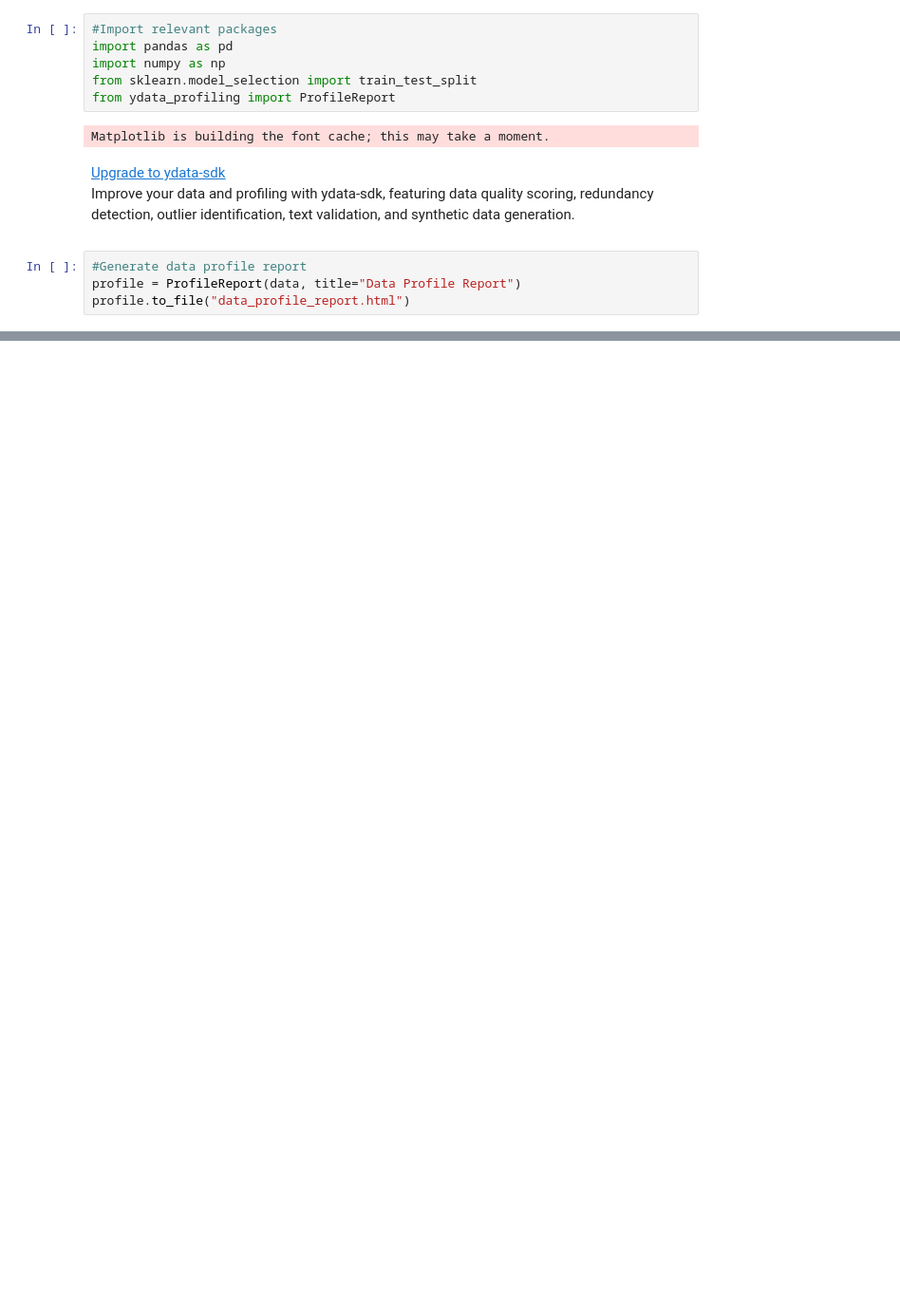
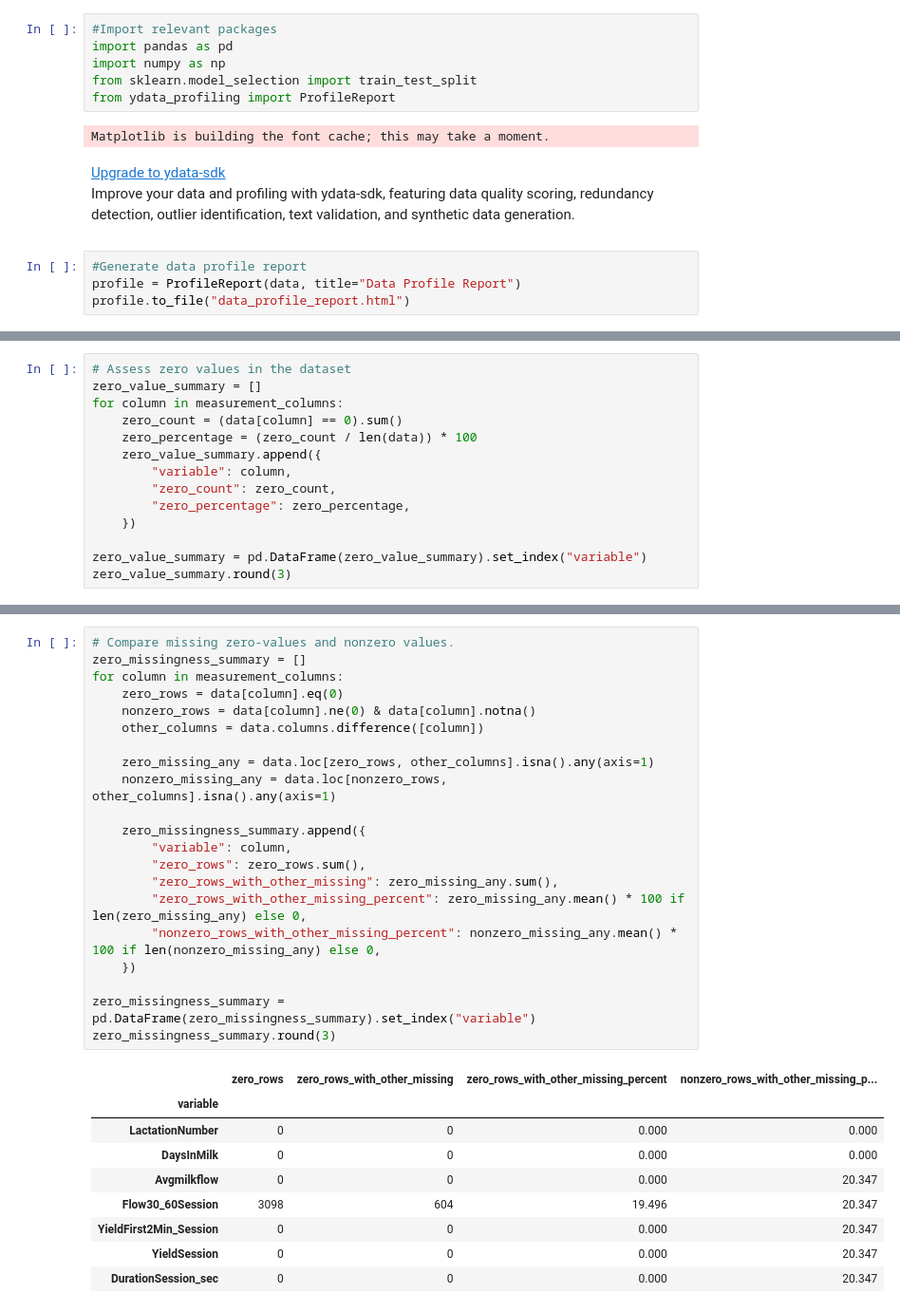
Before and after one commit to KatrinaPayton1/project1-ansci-4040, a Jupyter notebook: data_inspection.ipynb, the cells around one changed output, grey strips where cells are left out. Shown at 95% size. Saved outputs shown, nothing was run; the diff lists cells and outputs as text; blank space fills up the shorter version.

```diff
--- a/data_inspection.ipynb
+++ b/data_inspection.ipynb
@@ -77,0 +137,14 @@ profile.to_file("data_profile_report.html")
+# %%
+# Assess zero values in the dataset
+zero_value_summary = []
+for column in measurement_columns:
+    zero_count = (data[column] == 0).sum()
+    zero_percentage = (zero_count / len(data)) * 100
+    zero_value_summary.append({
+        "variable": column,
+        "zero_count": zero_count,
+        "zero_percentage": zero_percentage,
+    })
+
+zero_value_summary = pd.DataFrame(zero_value_summary).set_index("variable")
+zero_value_summary.round(3)
@@ -77,0 +161,31 @@ profile.to_file("data_profile_report.html")
+# %%
+# Compare missing zero-values and nonzero values.
+zero_missingness_summary = []
+for column in measurement_columns:
+    zero_rows = data[column].eq(0)
+    nonzero_rows = data[column].ne(0) & data[column].notna()
+    other_columns = data.columns.difference([column])
+
+    zero_missing_any = data.loc[zero_rows, other_columns].isna().any(axis=1)
+    nonzero_missing_any = data.loc[nonzero_rows, other_columns].isna().any(axis=1)
+
+    zero_missingness_summary.append({
+        "variable": column,
+        "zero_rows": zero_rows.sum(),
+        "zero_rows_with_other_missing": zero_missing_any.sum(),
+        "zero_rows_with_other_missing_percent": zero_missing_any.mean() * 100 if len(zero_missing_any) else 0,
+        "nonzero_rows_with_other_missing_percent": nonzero_missing_any.mean() * 100 if len(nonzero_missing_any) else 0,
+    })
+
+zero_missingness_summary = pd.DataFrame(zero_missingness_summary).set_index("variable")
+zero_missingness_summary.round(3)
+# %% [output]
+|  | zero_rows | zero_rows_with_other_missing | zero_rows_with_other_missing_percent | nonzero_rows_with_other_missing_p... |
+| variable |  |  |  |  |
+| LactationNumber | 0 | 0 | 0.000 | 0.000 |
+| DaysInMilk | 0 | 0 | 0.000 | 0.000 |
+| Avgmilkflow | 0 | 0 | 0.000 | 20.347 |
+| Flow30_60Session | 3098 | 604 | 19.496 | 20.347 |
+| YieldFirst2Min_Session | 0 | 0 | 0.000 | 20.347 |
+| YieldSession | 0 | 0 | 0.000 | 20.347 |
+| DurationSession_sec | 0 | 0 | 0.000 | 20.347 |
```
Also changed, not shown: parts of 17 cells of this notebook.
